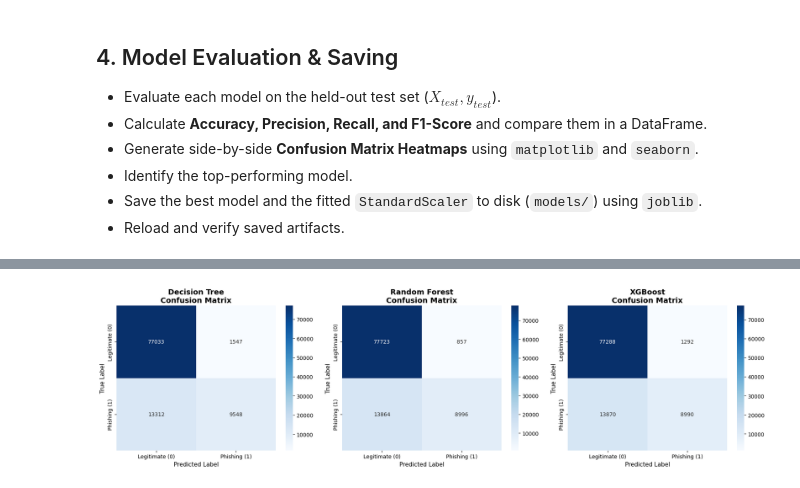
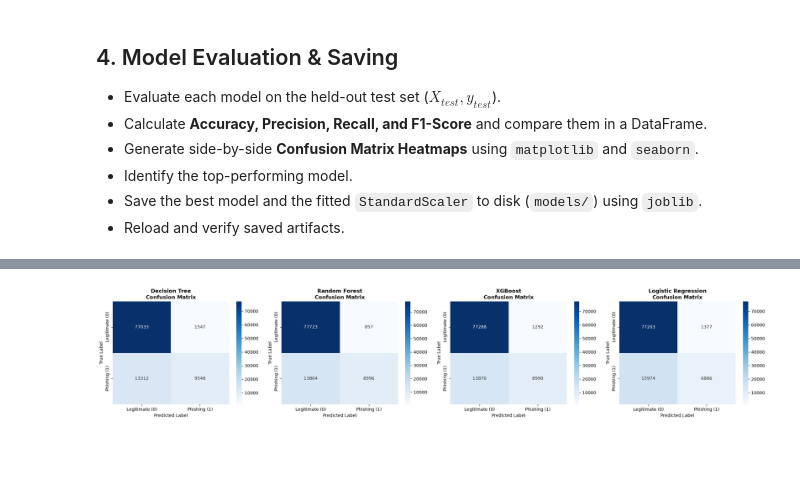
Before and after one commit to ShakibAkash/phising-website_detection, a Jupyter notebook: phising website detection.ipynb, the cells around one changed output, grey strips where cells are left out. Drawn from its saved outputs; the diff is of its cells as text; code cells hidden in the pictures; blank space fills up the shorter version.

```diff
--- a/phising website detection.ipynb
+++ b/phising website detection.ipynb
@@ -433,30 +691,33 @@ eval_df
 # %%
 import matplotlib.pyplot as plt
 import seaborn as sns
 from sklearn.metrics import confusion_matrix
 
-# 19. Plot Confusion Matrices side-by-side
-fig, axes = plt.subplots(1, 3, figsize=(18, 5))
+# 19. Plot Confusion Matrices side-by-side (dynamic for all evaluated models)
+n_models = len(test_predictions)
+fig, axes = plt.subplots(1, n_models, figsize=(5.5 * n_models, 4.5))
+if n_models == 1:
+    axes = [axes]
 
 for i, (name, preds) in enumerate(test_predictions.items()):
     cm = confusion_matrix(y_test, preds)
     sns.heatmap(
         cm,
         annot=True,
-        fmt="d",
-        cmap="Blues",
+        fmt='d',
+        cmap='Blues',
         ax=axes[i],
-        xticklabels=["Legitimate (0)", "Phishing (1)"],
-        yticklabels=["Legitimate (0)", "Phishing (1)"]
+        xticklabels=['Legitimate (0)', 'Phishing (1)'],
+        yticklabels=['Legitimate (0)', 'Phishing (1)']
     )
-    axes[i].set_title(f"{name}\nConfusion Matrix", fontsize=14, fontweight="bold")
-    axes[i].set_xlabel("Predicted Label", fontsize=11)
-    axes[i].set_ylabel("True Label", fontsize=11)
+    axes[i].set_title(f'{name}\nConfusion Matrix', fontsize=12, fontweight='bold')
+    axes[i].set_xlabel('Predicted Label', fontsize=10)
+    axes[i].set_ylabel('True Label', fontsize=10)
 
 plt.tight_layout()
 plt.show()
 # %% [output]
-[figure, old version]
+[figure, new version]
 # %%
 import os
 import joblib
```
Also changed, not shown: parts of 23 cells of this notebook, 5 other files.
